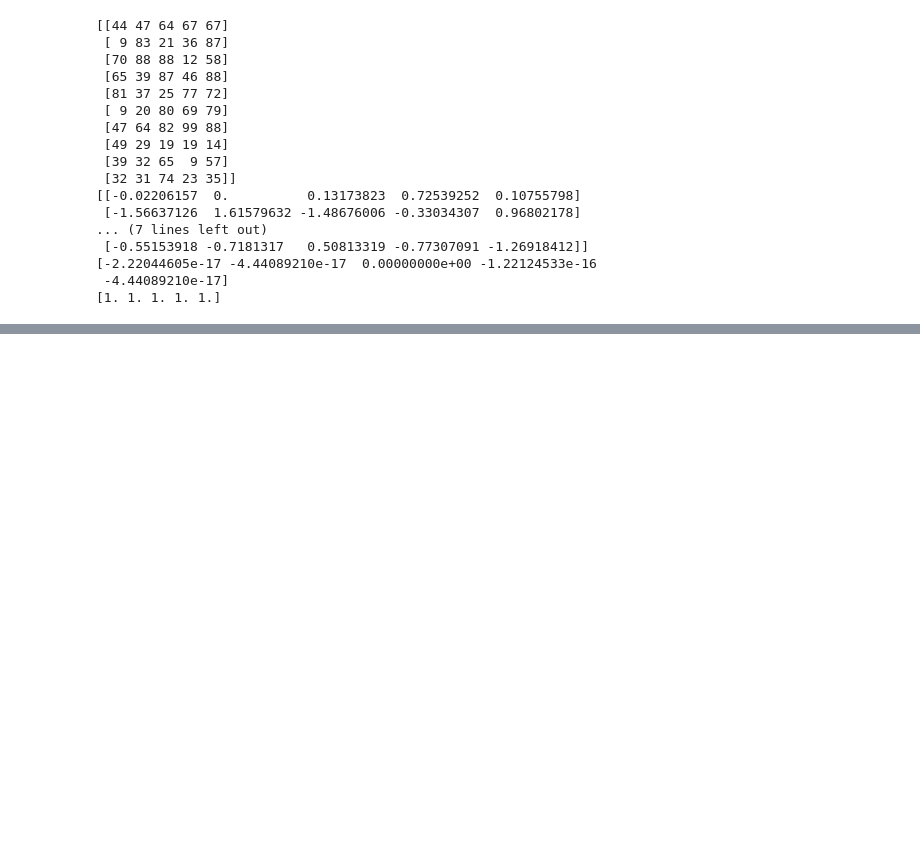
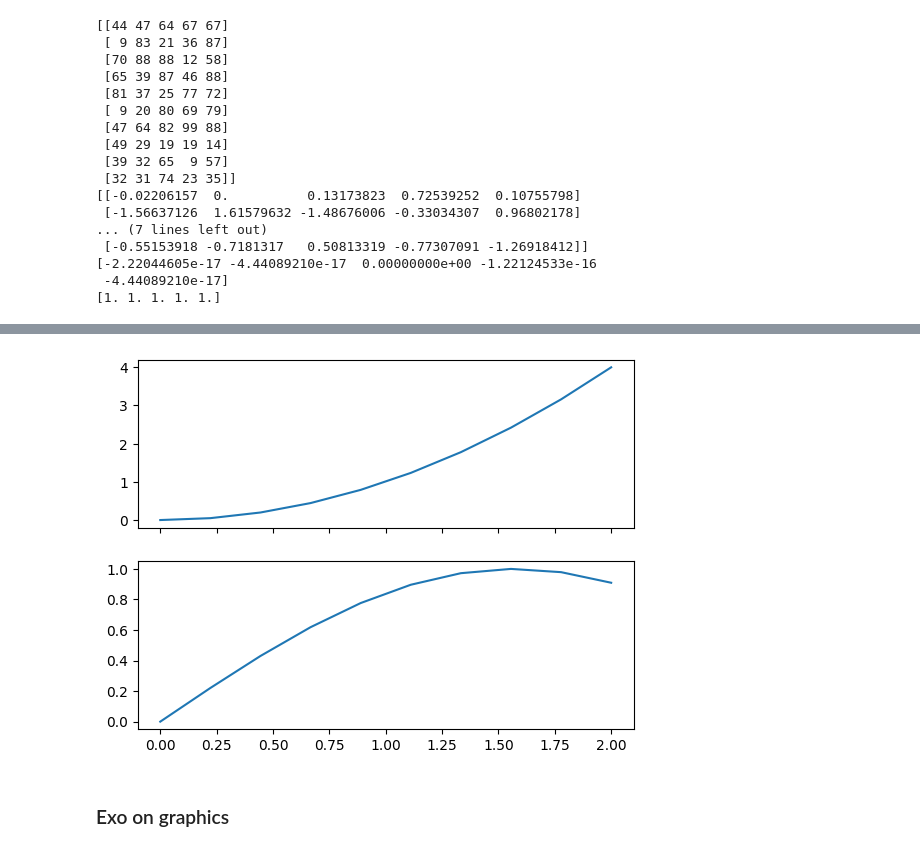
Before and after one commit to KpihX/ai-test, a Jupyter notebook: Formation-Saint_Cirgue/python-ml/Mod_Test.ipynb, the cells around one changed output, grey strips where cells are left out. Saved outputs shown, nothing was run; the diff lists cells and outputs as text; code cells hidden in the pictures; blank space fills up the shorter version.

```diff
--- a/Formation-Saint_Cirgue/python-ml/Mod_Test.ipynb
+++ b/Formation-Saint_Cirgue/python-ml/Mod_Test.ipynb
@@ -536,0 +602,9 @@ print(sA.std(axis=0))
+# %%
+fig, ax = plt.subplots(2, 1, sharex=True)
+ax[0].plot(x, y)
+ax[1].plot(x, np.sin(x))
+plt.show()
+# %% [output]
+[figure, added]
+# %% [markdown]
+### Exo on graphics
```
Also changed, not shown: parts of 17 cells of this notebook, 3 other files.
